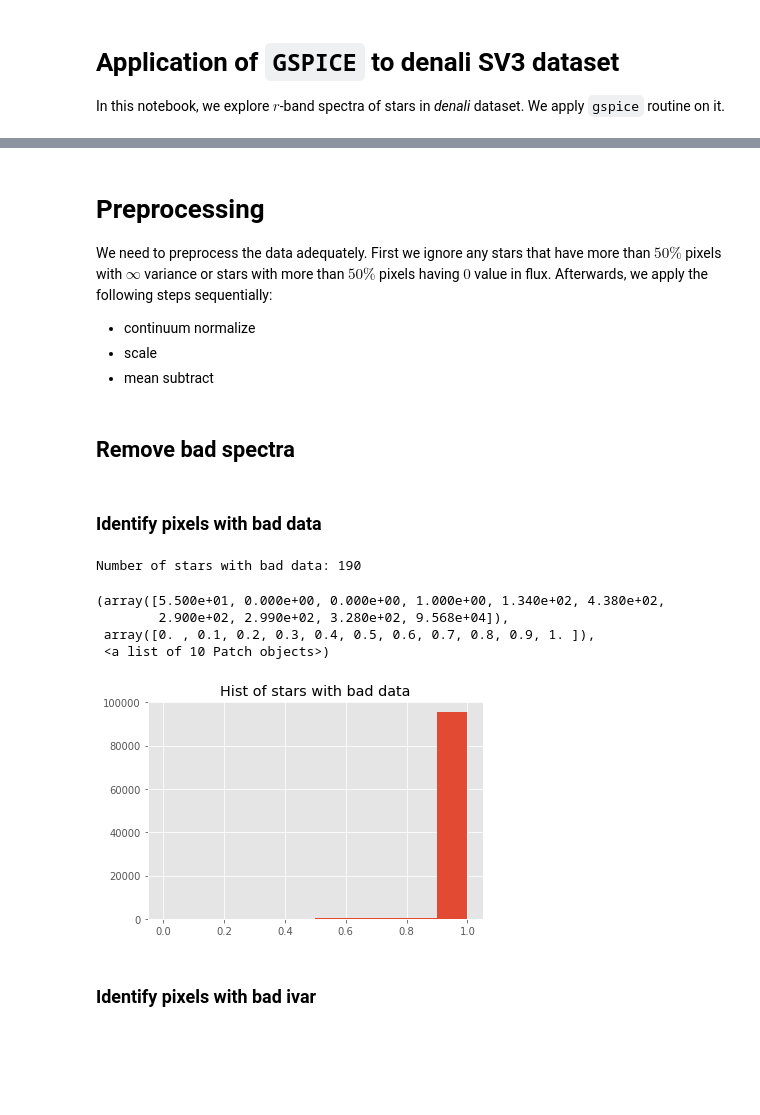
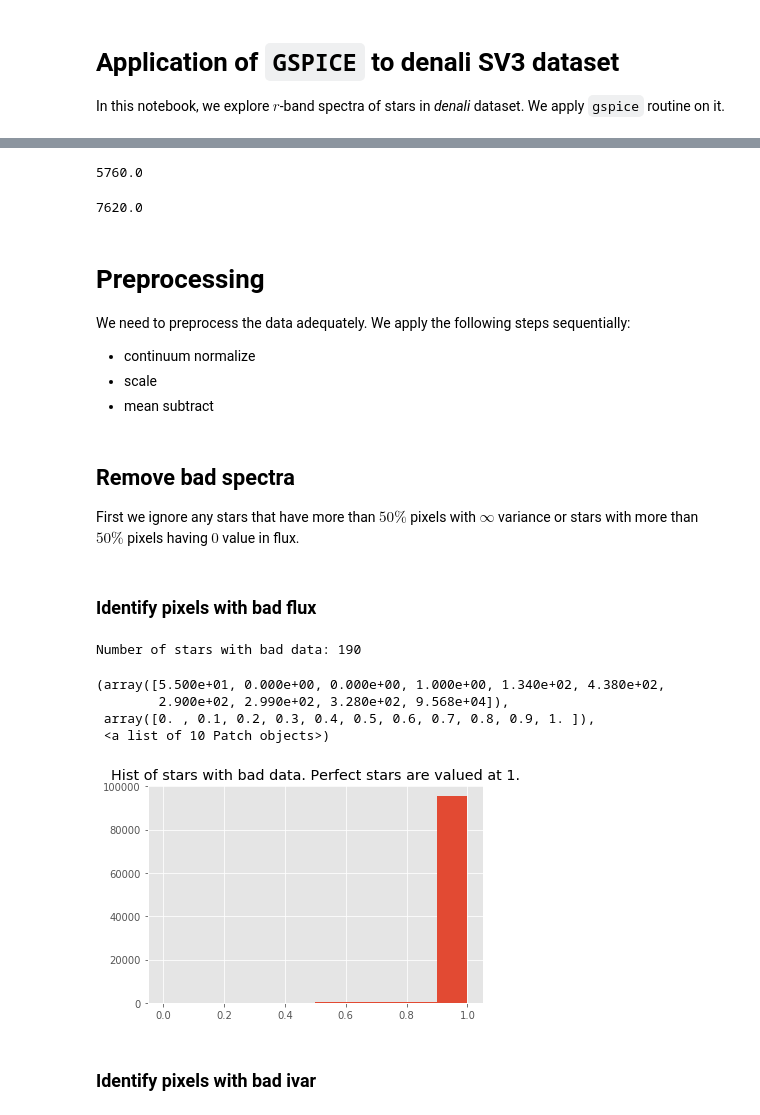
Before and after one commit to dfink/gspice, a Jupyter notebook: notebooks/sv3_stars.ipynb, the cells around one changed output, grey strips where cells are left out. Cells and saved outputs as stored; diff of their text form; code cells hidden in the pictures; blank space fills up the shorter version.

```diff
--- a/notebooks/sv3_stars.ipynb
+++ b/notebooks/sv3_stars.ipynb
@@ -48,30 +28,40 @@ TFORM115= 'E       '           /
+# %%
+starwave[0].min()
+# %% [output]
+5760.0
+# %%
+starwave[0].max()
+# %% [output]
+7620.0
 # %% [markdown]
 # Preprocessing
-We need to preprocess the data adequately. First we ignore any stars that have more than $50\%$ pixels with $\infty$ variance or stars with more than $50\%$ pixels having $0$ value in flux. Afterwards, we apply the following steps sequentially:
+We need to preprocess the data adequately. We apply the following steps sequentially:
 - continuum normalize
 - scale
 - mean subtract
 # %% [markdown]
 ## Remove bad spectra
+
+First we ignore any stars that have more than $50\%$ pixels with $\infty$ variance or stars with more than $50\%$ pixels having $0$ value in flux.
 # %% [markdown]
-### Identify pixels with bad data
+### Identify pixels with bad flux
 # %%
 tmp = np.copy(starflux)
 
 #idenfity bad pixels
 tmprange = np.arange(tmp.shape[0])
 badFlux_idx = tmprange[np.sum(tmp > 0, axis = 1)/len(tmp[0]) < 0.5]
 print(f"Number of stars with bad data: {np.sum(len(badFlux_idx))}")
 
-plt.title('Hist of stars with bad data')
+plt.title('Hist of stars with bad data. Perfect stars are valued at 1.')
 plt.hist(np.sum(tmp > 0, axis = 1)/len(tmp[0]))
 # %% [output]
 Number of stars with bad data: 190
 (array([5.500e+01, 0.000e+00, 0.000e+00, 1.000e+00, 1.340e+02, 4.380e+02,
         2.900e+02, 2.990e+02, 3.280e+02, 9.568e+04]),
  array([0. , 0.1, 0.2, 0.3, 0.4, 0.5, 0.6, 0.7, 0.8, 0.9, 1. ]),
  <a list of 10 Patch objects>)
-[figure, old version]
+[figure, new version]
 # %% [markdown]
 ### Identify pixels with bad ivar
 # %%
```
Also changed, not shown: parts of 70 cells of this notebook.
